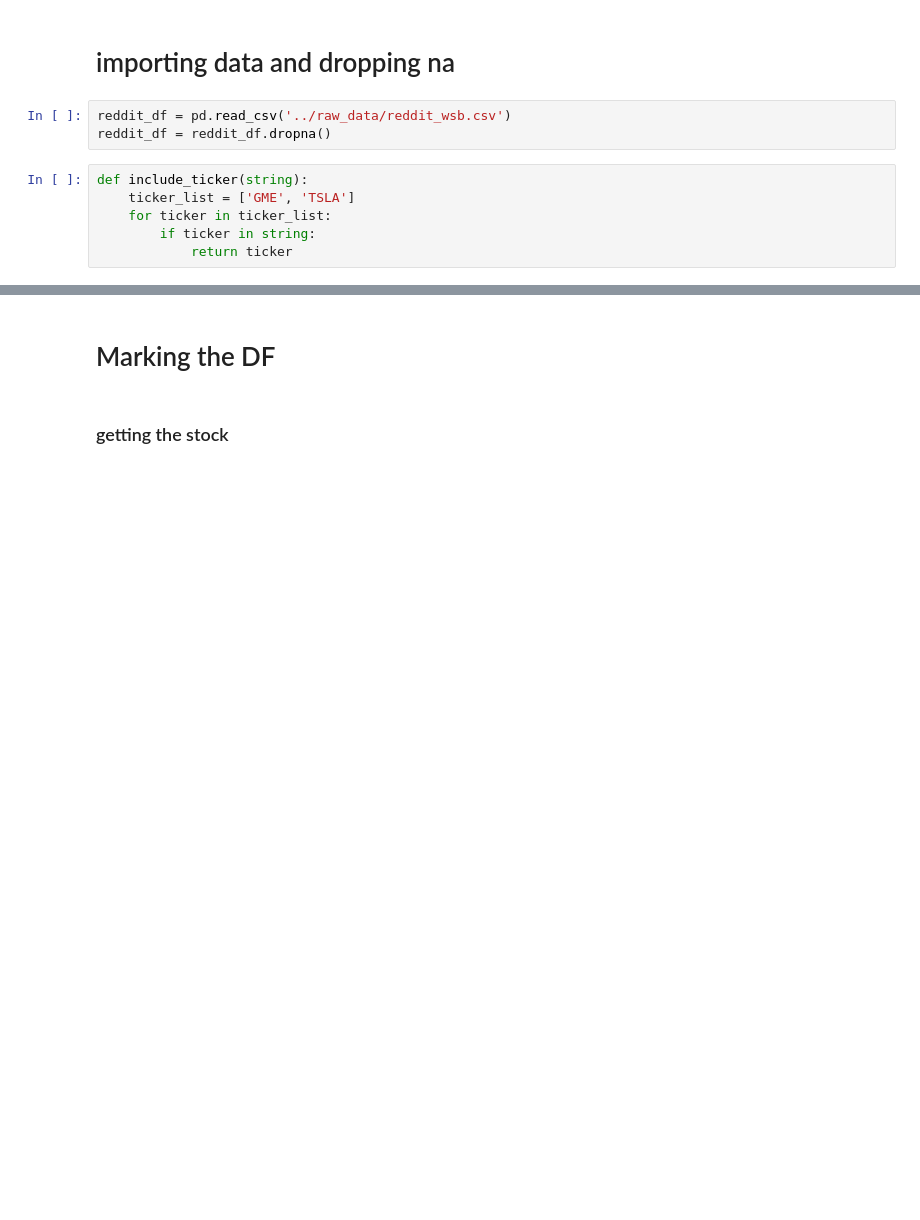
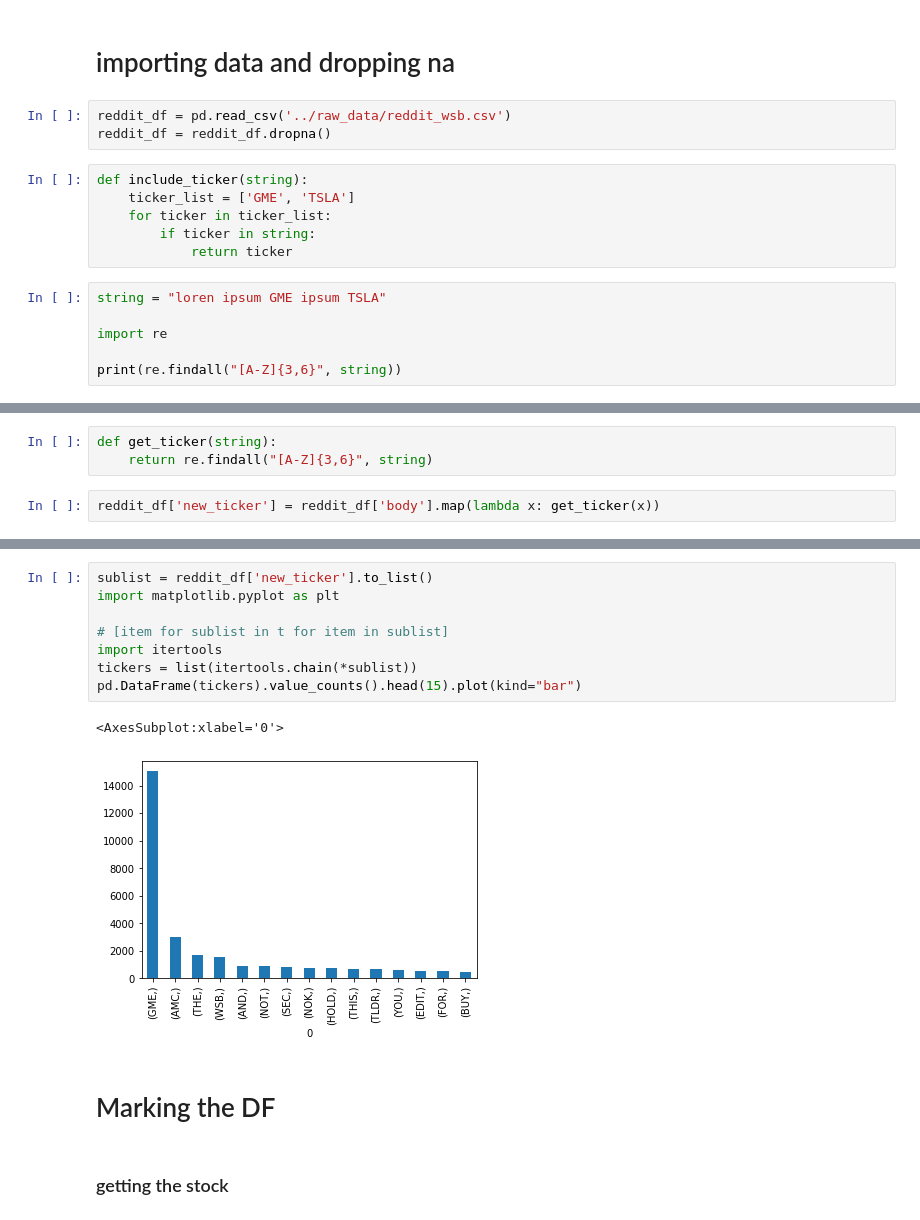
Before and after one commit to netoconcon/next_trend, a Jupyter notebook: notebooks/neto_notebook.ipynb, the cells around one changed output, grey strips where cells are left out. Saved outputs shown, nothing was run; the diff lists cells and outputs as text; blank space fills up the shorter version.

```diff
--- a/notebooks/neto_notebook.ipynb
+++ b/notebooks/neto_notebook.ipynb
@@ -12,3 +12,9 @@ def include_ticker(string):
     for ticker in ticker_list:
         if ticker in string:
             return ticker
+# %%
+string = "loren ipsum GME ipsum TSLA"
+
+import re
+
+print(re.findall("[A-Z]{3,6}", string))
@@ -14,0 +23,5 @@ def include_ticker(string):
+# %%
+def get_ticker(string):
+    return re.findall("[A-Z]{3,6}", string)
+# %%
+reddit_df['new_ticker'] = reddit_df['body'].map(lambda x: get_ticker(x))
@@ -15,3 +64,14 @@ def include_ticker(string):
+# %%
+sublist = reddit_df['new_ticker'].to_list()
+import matplotlib.pyplot as plt
+
+# [item for sublist in t for item in sublist]
+import itertools
+tickers = list(itertools.chain(*sublist))
+pd.DataFrame(tickers).value_counts().head(15).plot(kind="bar")
+# %% [output]
+<AxesSubplot:xlabel='0'>
+[figure, added]
 # %% [markdown]
 # Marking the DF
 # %% [markdown]
```
Also changed, not shown: parts of 13 cells of this notebook.
